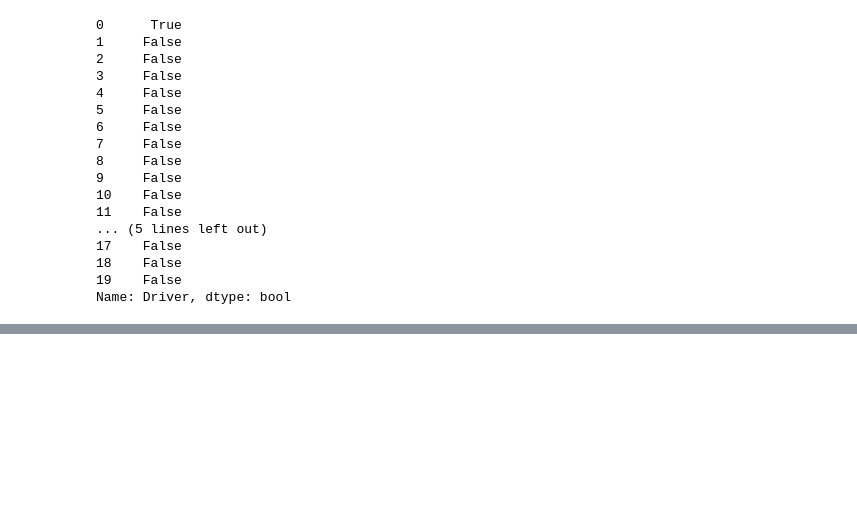
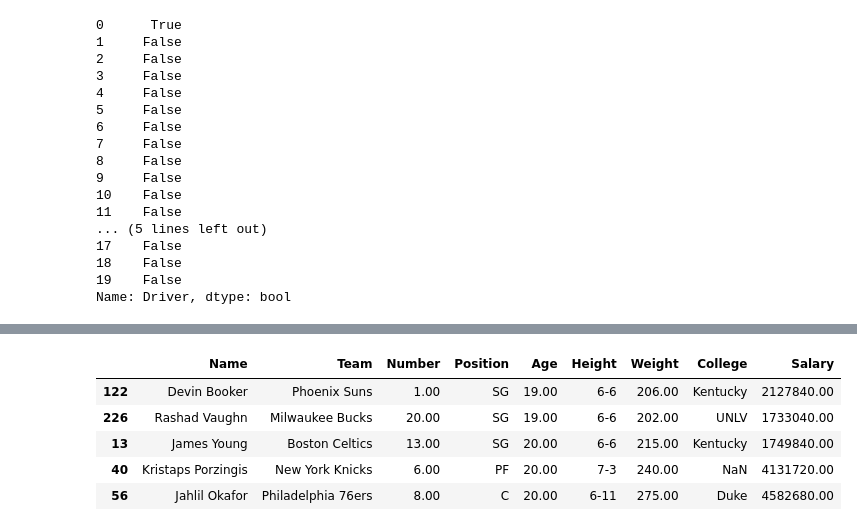
Before and after one commit to SHIVRAJSHINDE/Eda-FeatureEngineering, a Jupyter notebook: EDA/Assignment/PPTassignment-2/PandasPractice.ipynb, the cells around one changed output, grey strips where cells are left out. Saved outputs shown, nothing was run; the diff lists cells and outputs as text; code cells hidden in the pictures; blank space fills up the shorter version.

```diff
--- a/EDA/Assignment/PPTassignment-2/PandasPractice.ipynb
+++ b/EDA/Assignment/PPTassignment-2/PandasPractice.ipynb
@@ -1050,0 +1594,11 @@ Name: Driver, dtype: bool
+# %%
+'''Get n-smallest values from a particular column in Pandas DataFrame'''
+
+df.nsmallest(5, ['Age'])
+# %% [output]
+|  | Name | Team | Number | Position | Age | Height | Weight | College | Salary |
+| 122 | Devin Booker | Phoenix Suns | 1.00 | SG | 19.00 | 6-6 | 206.00 | Kentucky | 2127840.00 |
+| 226 | Rashad Vaughn | Milwaukee Bucks | 20.00 | SG | 19.00 | 6-6 | 202.00 | UNLV | 1733040.00 |
+| 13 | James Young | Boston Celtics | 13.00 | SG | 20.00 | 6-6 | 215.00 | Kentucky | 1749840.00 |
+| 40 | Kristaps Porzingis | New York Knicks | 6.00 | PF | 20.00 | 7-3 | 240.00 | NaN | 4131720.00 |
+| 56 | Jahlil Okafor | Philadelphia 76ers | 8.00 | C | 20.00 | 6-11 | 275.00 | Duke | 4582680.00 |
```
Also changed, not shown: parts of 33 cells of this notebook.
